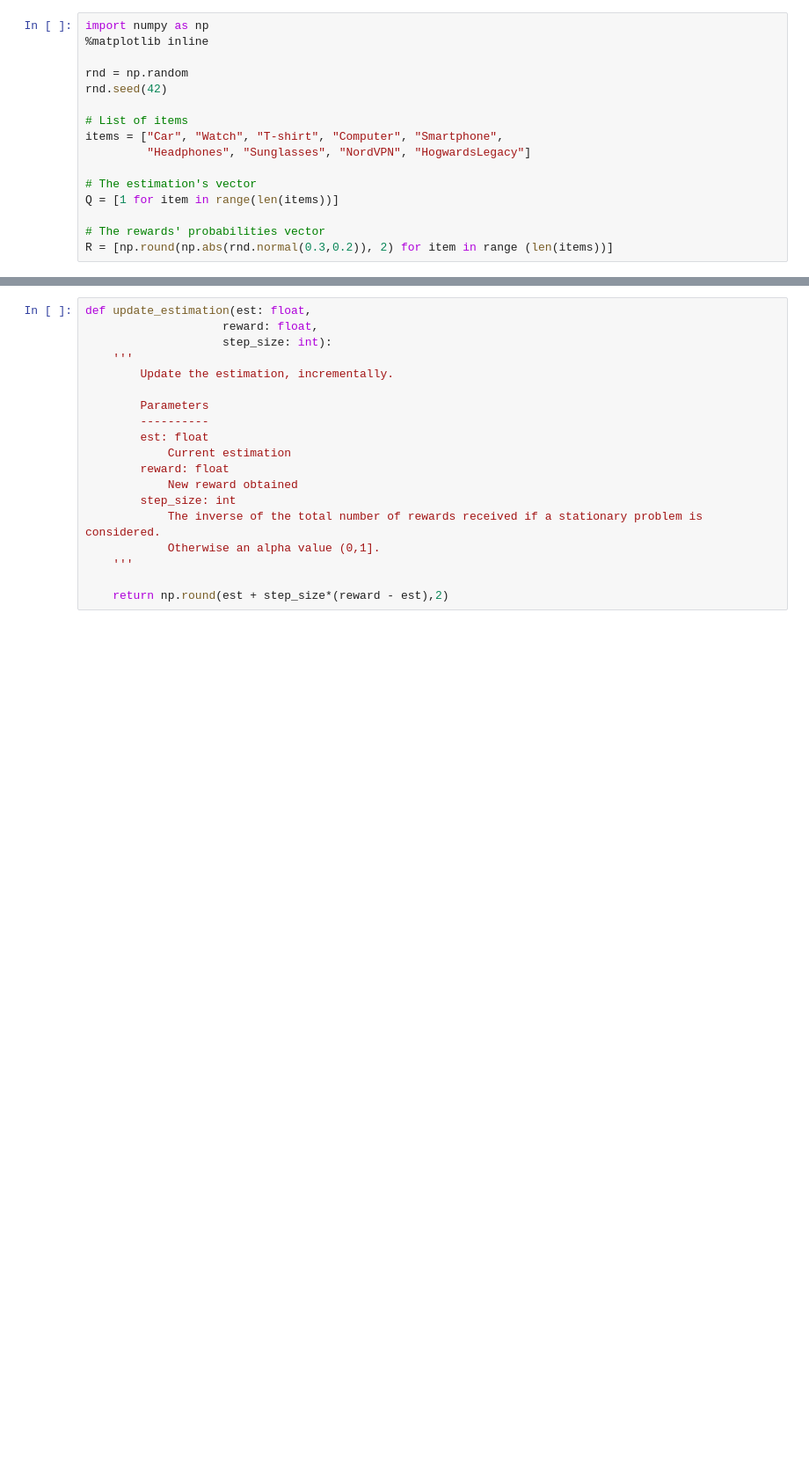
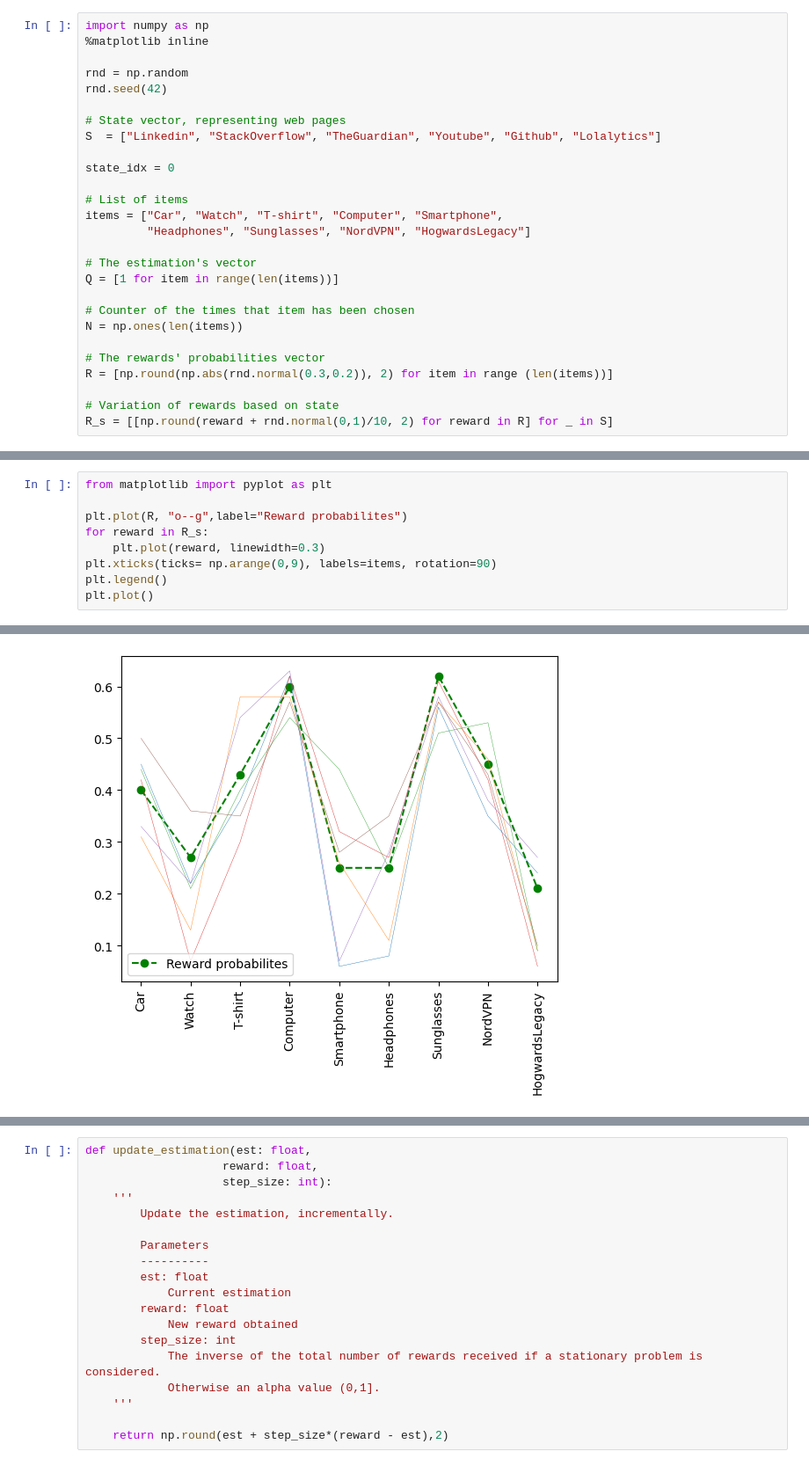
Before and after one commit to hiaripc/AAS, a Jupyter notebook: multi-armed_bandits/adv.ipynb, the cells around one changed output, grey strips where cells are left out. Shown at 88% size. Saved outputs shown, nothing was run; the diff lists cells and outputs as text; blank space fills up the shorter version.

```diff
--- a/multi-armed_bandits/adv.ipynb
+++ b/multi-armed_bandits/adv.ipynb
@@ -6,6 +17,11 @@ import numpy as np
 
 rnd = np.random
 rnd.seed(42)
+
+# State vector, representing web pages
+S  = ["Linkedin", "StackOverflow", "TheGuardian", "Youtube", "Github", "Lolalytics"]
+
+state_idx = 0
 
 # List of items
 items = ["Car", "Watch", "T-shirt", "Computer", "Smartphone",
@@ -14,5 +30,11 @@ items = ["Car", "Watch", "T-shirt", "Computer", "Smartphone",
 # The estimation's vector
 Q = [1 for item in range(len(items))]
 
+# Counter of the times that item has been chosen
+N = np.ones(len(items))
+
 # The rewards' probabilities vector
 R = [np.round(np.abs(rnd.normal(0.3,0.2)), 2) for item in range (len(items))]
+
+# Variation of rewards based on state
+R_s = [[np.round(reward + rnd.normal(0,1)/10, 2) for reward in R] for _ in S]
@@ -18,0 +43,10 @@ R = [np.round(np.abs(rnd.normal(0.3,0.2)), 2) for item in range (len(items))]
+# %%
+from matplotlib import pyplot as plt
+
+plt.plot(R, "o--g",label="Reward probabilites")
+for reward in R_s:
+    plt.plot(reward, linewidth=0.3)
+plt.xticks(ticks= np.arange(0,9), labels=items, rotation=90)
+plt.legend()
+plt.plot()
+# %% [output]
@@ -18,0 +54 @@ R = [np.round(np.abs(rnd.normal(0.3,0.2)), 2) for item in range (len(items))]
+[figure, added]
```
Also changed, not shown: parts of 18 cells of this notebook.
